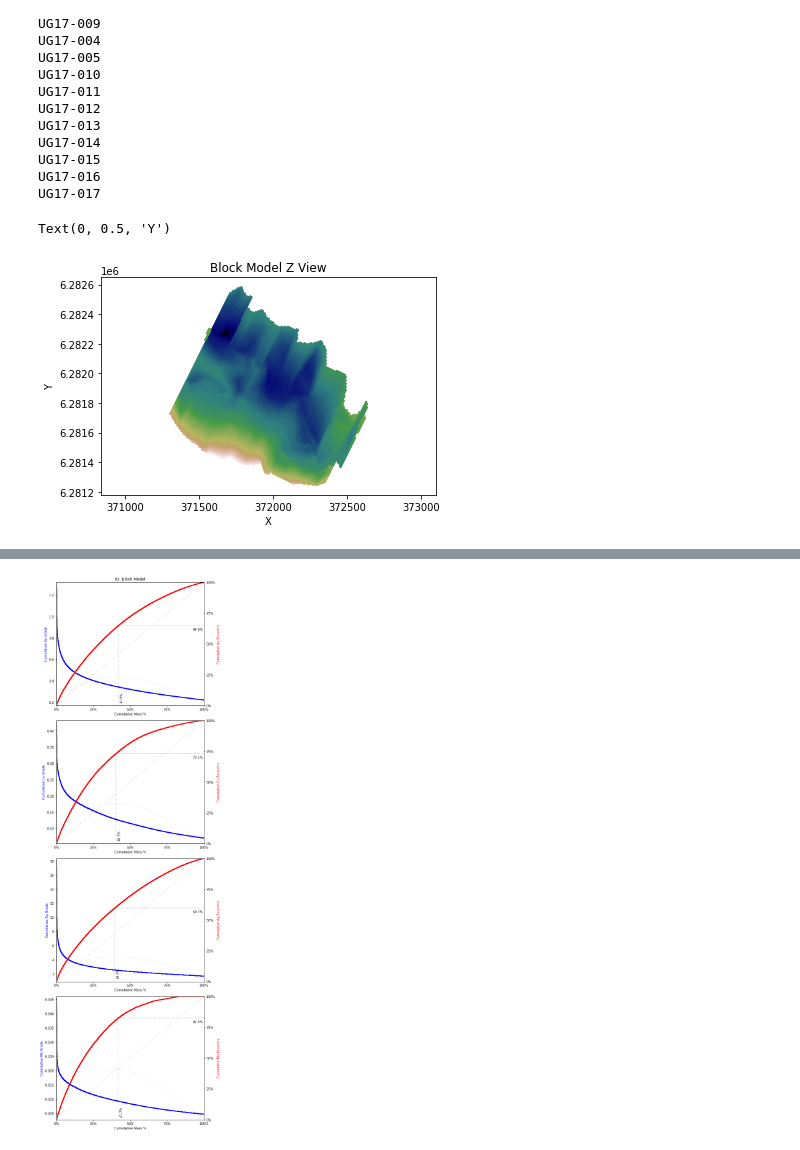
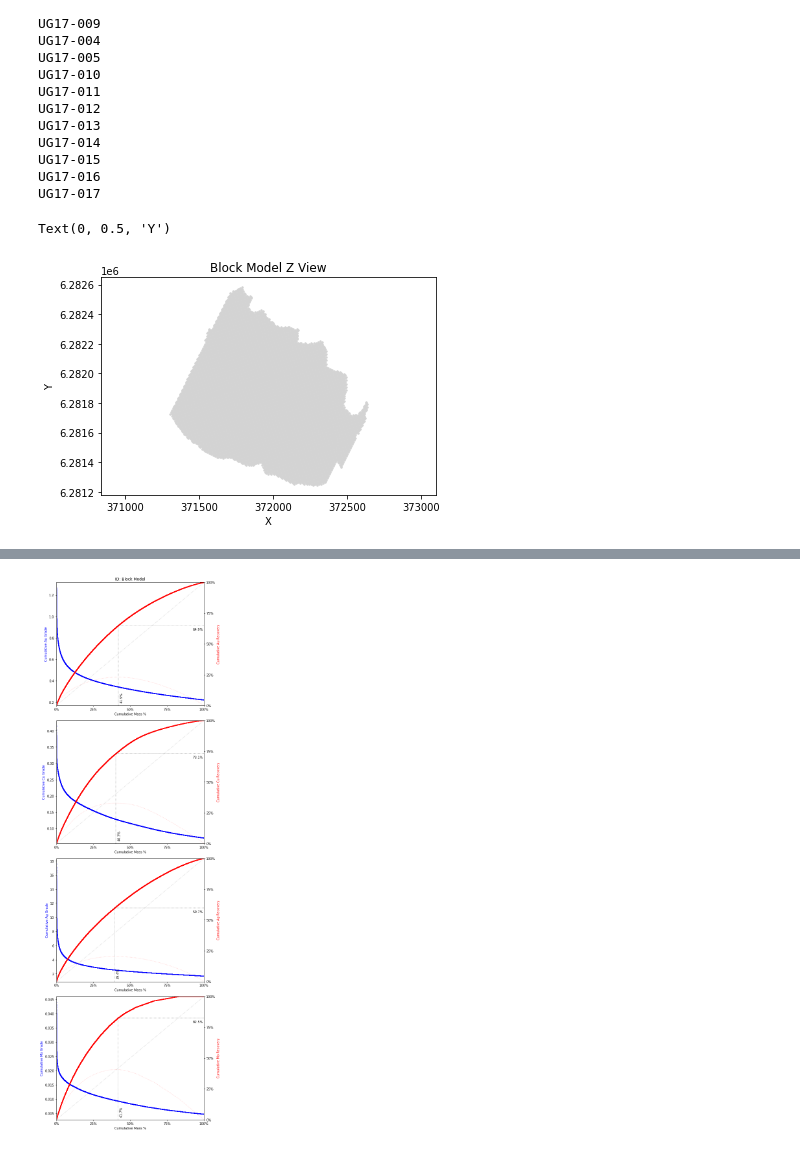
Before and after one commit to jouytrew/bronson_slope, a Jupyter notebook: bronson_slope_jupyter.ipynb, the cells around one changed output, grey strips where cells are left out. Saved outputs shown, nothing was run; the diff lists cells and outputs as text; code cells hidden in the pictures.

```diff
--- a/bronson_slope_jupyter.ipynb
+++ b/bronson_slope_jupyter.ipynb
@@ -108,10 +117,10 @@ dtype: object
 fig, ax = plt.subplots()
 
 x = clean_assay.CU_PCT_OLDISKUT
-ys = [clean_assay.AU_PPM_OLDISKUT]
+y = clean_assay.AU_PPM_OLDISKUT
 
-for y in ys:
-    ax.scatter(x, y)
+
+ax.scatter(x, y, s=1)
 
 
 ax.set_title("Au vs Cu")
@@ -133,10 +163,12 @@ assay = pd.read_csv(f'{DATA_FOLDER}BS_assay.csv')  # here is the assay data
 # %%
 # Then clean the data
 clean_assay = assay[pd.to_numeric(assay['AU_PPM_OLDISKUT'], errors='coerce').notnull()]
-
 clean_assay.AU_PPM_OLDISKUT = clean_assay.AU_PPM_OLDISKUT.astype(float)
-print(clean_assay.dtypes)
+# print(clean_assay.dtypes)
 # Hopefully all the things that we want to keep numerical are now numerical
 
-assay = clean_assay
+# Remove negative grades
+clean_assay = clean_assay[clean_assay['AU_PPM_OLDISKUT'] >= 0]
+
+clean_assay.describe().transpose().round(2)
 # %% [output]
@@ -202,5 +236,20 @@ for resource_id in resources.keys():
 drillholes["1198"].resources["Cu"].cons_het
 # %% [output]
 0.19140545769640363
+# %%
+survey_dhs = survey.HOLEID.unique()
+collar_dhs = collar.HOLEID.unique()
+assay_dhs = assay.HOLEID.unique()
+
+blacklist = []
+for dh in survey_dhs:
+    if dh not in collar_dhs:
+        blacklist.append(dh)
+
+for dh in assay_dhs:
+    if dh not in collar_dhs:
+        blacklist.append(dh)
+
+# We blacklist all the data that does not have assay, collar, and survey entries
 # %%
 import matplotlib.ticker as mtick
@@ -331,14 +356,14 @@ z = np.array(list(bm_flat.values()))
 # %%
 template_fig, template_ax = plt.subplots(1)
 s = 2
 
 ax = template_ax
 ax.axis('equal')
-ax.scatter(x, y, c=z, cmap='gist_earth', s=s)
+ax.scatter(x, y, c='lightgrey', s=s)
 ax.set_title("Block Model Z View")
 ax.set_xlabel("X")
 ax.set_ylabel("Y")
 # %% [output]
 Text(0, 0.5, 'Y')
-[figure, old version]
+[figure, new version]
 # %%
```
Also changed, not shown: parts of 16 cells of this notebook, 6 other files.
